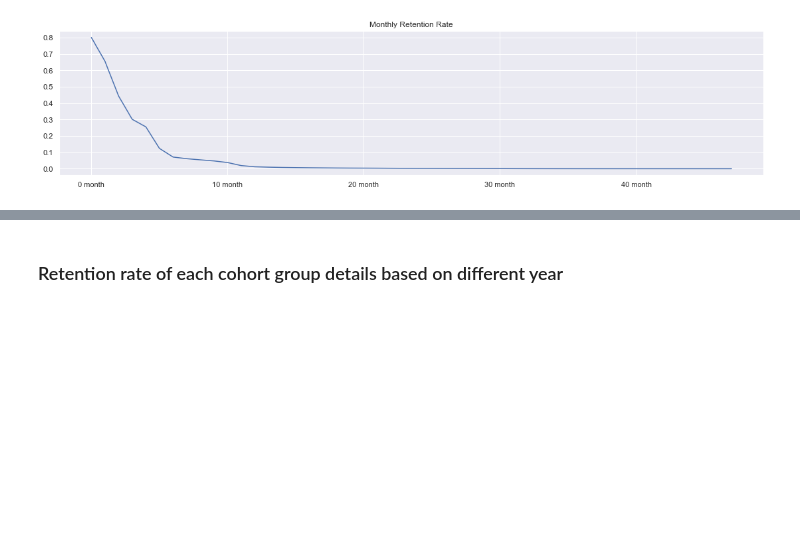
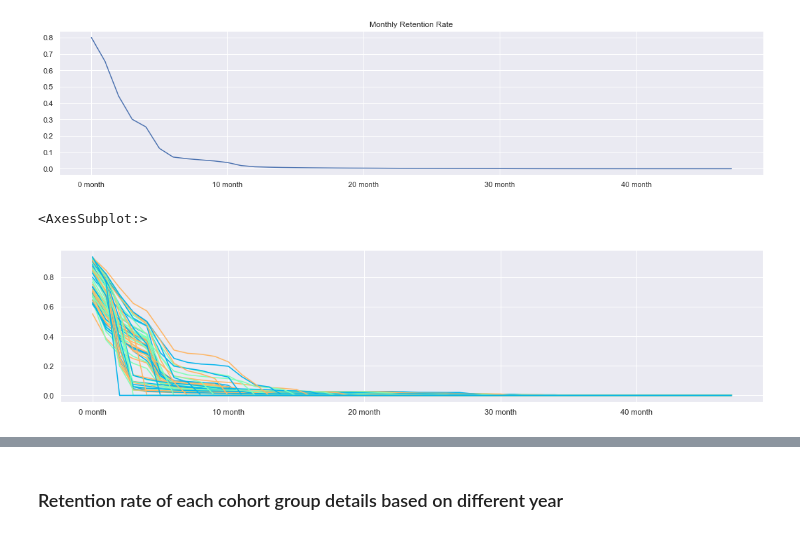
Before and after one commit to rachelmono/cohort_analysis, a Jupyter notebook: Ehealth.ipynb, the cells around one changed output, grey strips where cells are left out. Saved outputs shown, nothing was run; the diff lists cells and outputs as text; code cells hidden in the pictures; blank space fills up the shorter version.

```diff
--- a/Ehealth.ipynb
+++ b/Ehealth.ipynb
@@ -920,4 +903,9 @@ retention_month['retention_rate'].plot()
 # %% [output]
 <AxesSubplot:title={'center':'Monthly Retention Rate'}>
 [figure]
+# %%
+retention_month.plot(legend=None)
+# %% [output]
+<AxesSubplot:>
+[figure, added]
 # %%
```
Also changed, not shown: parts of 29 cells of this notebook.
